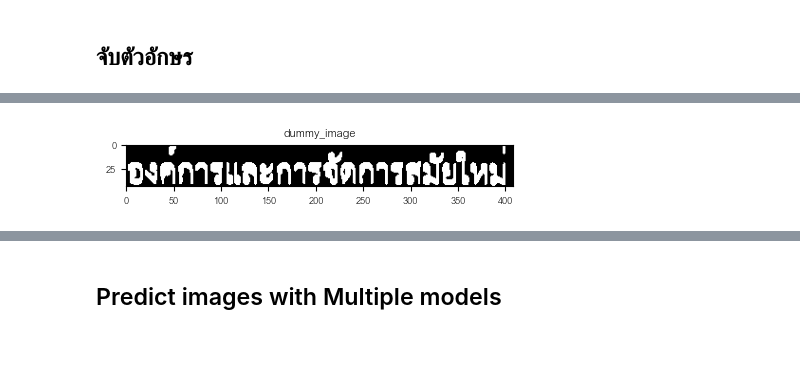
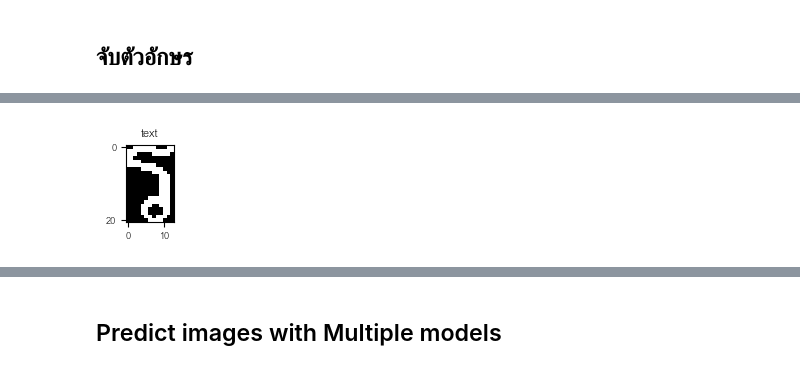
Before and after one commit to kunimpan/ocr-engine-python, a Jupyter notebook: scripts/ocr_transcripts_V3.ipynb, the cells around one changed output, grey strips where cells are left out. Drawn from its saved outputs; the diff is of its cells as text; code cells hidden in the pictures.

Commit message:
Update : ocr_transcripts_V3

```diff
--- a/scripts/ocr_transcripts_V3.ipynb
+++ b/scripts/ocr_transcripts_V3.ipynb
@@ -41,11 +41,11 @@ def face_detection(gray_img):
 # โหลดภาพ
 #image = cv2.imread("../data/test_images/transcript/pun_20240817_0001.jpg")
 #image = cv2.imread("../data/test_images/transcript/pun_f.jpg")
-image = cv2.imread("../data/test_images/transcript/pun_no_f.jpg")
+#image = cv2.imread("../data/test_images/transcript/pun_no_f.jpg")
 #image = cv2.imread("../data/test_images/transcript/pun_tran_mo.jpg")
 #image = cv2.imread("../data/test_images/word_images/test2.png")
 #image = cv2.imread("../data/test_images/transcript/Transcript2.jpg")
-#image = cv2.imread("../data/test_images/word_images/word_31.jpg")
+image = cv2.imread("../data/test_images/word_images/word_34.jpg")
 if image is None:
     raise FileNotFoundError("ไม่พบไฟล์ภาพ กรุณาตรวจสอบเส้นทางของไฟล์")
 
@@ -234,7 +219,8 @@ for idx, sub_text  in enumerate(text_group_sub_images[0]):
 ## จับตัวอักษร
 # %%
 import numpy as np
-from sympy import false
+from sklearn import dummy
+from sympy import false, true
 
 def percentage_difference(value1, value2):
     return abs(value1 - value2) / value1 * 100
@@ -242,8 +228,6 @@ def percentage_difference(value1, value2):
 def sort_and_swap(stats):
 
     if(len(stats) > 1):
-        #print("    มีหลาย level")
-
         """
         จัดเรียงข้อมูลใน stats โดยเรียงจาก y + h (มากไปน้อย)
         และตรวจสอบว่าข้อมูลที่มี area ใหญ่ที่สุดอยู่ในตำแหน่งแรกสุดหรือไม่
@@ -254,15 +238,22 @@ def sort_and_swap(stats):
 
         # สร้างลิสต์ใหม่หลังการจัดเรียง
         sorted_stats = [stat for _, stat in stats_with_indices]
+        sorted_stats = np.array(sorted_stats)
 
-        # กรองเอา noise ออก
+        # หาค่า area ที่ใหญ่ที่สุดและตำแหน่ง
+        areas = [stat[4] for stat in sorted_stats]  # ค่า area อยู่ใน index ที่ 4
+        max_area = max(areas)
+        max_area_index = areas.index(max_area)
+
+        # กรองเอา noise ออกโดยเทียบกับ area ที่ใหญ่ที่สุด
         sorted_stats_noise_remove = []
         for stat in (sorted_stats):
-            if(stat[4] > 2):
-                sorted_stats_noise_remove.append(stat)
-
+            difference = percentage_difference(max_area, stat[4])
+            #print("Max Area :", max_area)
+            #print("Difference :", difference)
+            if(difference < 95):
+               sorted_stats_noise_remove.append(stat)
         sorted_stats = np.array(sorted_stats_noise_remove)
-
 
         # สร้างคอลัมน์ใหม่ที่มีค่าเริ่มต้นจาก 0 และเพิ่มทีละ 1
         rows = sorted_stats.shape[0]  # จำนวนแถว
@@ -279,14 +270,18 @@ def sort_and_swap(stats):
         # ตรวจสอบว่า area ที่ใหญ่ที่สุดอยู่ตำแหน่งแรกหรือไม่
         if max_area_index != 0:
             # สลับตำแหน่งตัวที่มี area ใหญ่ที่สุดกับตัวแรก
-            sorted_stats[0], sorted_stats[max_area_index] = sorted_stats[max_area_index], sorted_stats[0]
+            print("สลับตำแหน่ง")
+            print("max_area : index", max_area_index)
+            sorted_stats[[0, max_area_index]] = sorted_stats[[max_area_index, 0]]
+            #sorted_stats[0], sorted_stats[max_area_index] = sorted_stats[max_area_index], sorted_stats[0]
 
         #ในกรณี "มีตัวเดียว"
         elif max_area_index == 0:
+            print("มีตัวเดียว")
             sorted_stats[:, -1]+=1
 
         #ในกรณีสระ "อะ"
-        if len(sorted_stats == 2):
+        if (len(sorted_stats) == 2):
             difference = percentage_difference(sorted_stats[0][4], sorted_stats[1][4])
             #print(difference)
             if(difference <= 8):
@@ -295,7 +290,6 @@ def sort_and_swap(stats):
 
         return sorted_stats
     else:
-        #print("    มี level เดียว")
         new_values = [1]  # ต้องมีจำนวนเท่ากับจำนวนแถว
 
         # เพิ่มเลขในตำแหน่งสุดท้ายของทุกแถว
@@ -305,25 +299,34 @@ def sort_and_swap(stats):
         return stats
 
 def char_level(char_image):
-    debug = False  # ตั้งค่าเปิด/ปิด Debug
+    debug = True  # ตั้งค่าเปิด/ปิด Debug
 
     kernel = np.ones((1, 1), np.uint8)
-    dummy_image = cv2.dilate(char_image, kernel, iterations=1)
+    #dummy_image = cv2.dilate(char_image, kernel, iterations=1)
+    dummy_image = cv2.erode(char_image, kernel, iterations=1)
+
+    #plt.figure(figsize=(1,1))
+    #plt.imshow(dummy_image, cmap="gray")
+    #plt.title(f"text")
+    #plt.show()
+
 
     num_labels, labels, stats, centroids = cv2.connectedComponentsWithStats(char_image, connectivity=8)
     sorted_stats = sort_and_swap(stats[1:])
     char_level_group = []
 
+    sum_area = 0
     for idx, stats in enumerate(sorted_stats):  # เริ่มจาก 1 เพราะ 0 คือ background
 
         x, y, w, h, area, level = stats
 
-        #print(stats)
+        sum_area += area
+
         # กรอง noise หรือส่วนที่ไม่ใช่ข้อความ
         if w <= 2 and h <= 2:  # ปรับค่าตามความเหมาะสม
             print("เล็กเกินข้าม")
-            print(area)
-            continue
+            #print(area)
+            #continue
 
         cca_img = char_image[y:y+h, x:x+w]
         char_level_group.append([cca_img, level])
@@ -336,32 +339,34 @@ def char_level(char_image):
             plt.imshow(cca_img, cmap="gray")
             plt.title(f"text")
             plt.show()
+            print("area :" ,area)
+            print("level:", level)
 
-    #print(f"Number of characters detected: {len(char_level_group)}")
+    print(f"Sum fo area: {sum_area}")
+    print(f"Number of characters detected: {len(char_level_group)}")
     return char_level_group
 
 #cv2.imwrite(f"../data/test_images/char_level/cca.jpg", image)
 
-'''
-cv2.imshow("test", binary_image_test)
-cv2.waitKey(0)
-cv2.destroyAllWindows()
-'''
-
 def detect_char(binary_image):
-    debug = True  # ตั้งค่าเปิด/ปิด Debug
+    debug = False  # ตั้งค่าเปิด/ปิด Debug
 
     kernel = np.ones((1, 1), np.uint8)
-    kernel_2 = np.ones((5, 1), np.uint8)
+    kernel_2 = np.ones((10, 1), np.uint8)
+    kernel_3 = np.ones((2, 2), np.uint8)
 
-    dummy_image = cv2.erode(binary_image, kernel, iterations=1)
-    dummy_image = cv2.dilate(dummy_image, kernel_2, iterations=1)
-    #dummy_image = cv2.dilate(dummy_image, kernel_3, iterations=1)
+    #dummy_image = cv2.erode(binary_image, kernel, iterations=1)
+    #dummy_image = cv2.dilate(dummy_image, kernel_2, iterations=1)
 
-    plt.figure(figsize=(5, 5))
-    plt.imshow(dummy_image, cmap="gray")
-    plt.title(f"dummy_image")
-    plt.show()
+    # การทำ Opening
+    opened = cv2.morphologyEx(binary_image, cv2.MORPH_OPEN, kernel_3, iterations=1)
+    dummy_image = cv2.dilate(opened, kernel_2, iterations=1)
+
+
+    #plt.figure(figsize=(5, 5))
+    #plt.imshow(dummy_image, cmap="gray")
+    #plt.title(f"dummy_image")
+    #plt.show()
 
     char_images = []
     # ใช้ Connected Component Analysis
@@ -374,6 +379,7 @@ def detect_char(binary_image):
 
     for idx, stat in enumerate(sorted_stats):  # เริ่มจาก 1 เพราะ 0 คือ background
         x, y, w, h, area = stat
+        #print("area : ",area)
 
         # ตัดภาพใน Bounding Box
         cca_img = binary_image[y:y+h, x:x+w]
@@ -415 +423 @@ for idx_group, text_group in enumerate(text_group_sub_images):
-[figure, old version]
+[figure, new version]
```
Also changed, not shown: parts of 6 cells of this notebook, 8 other files.
